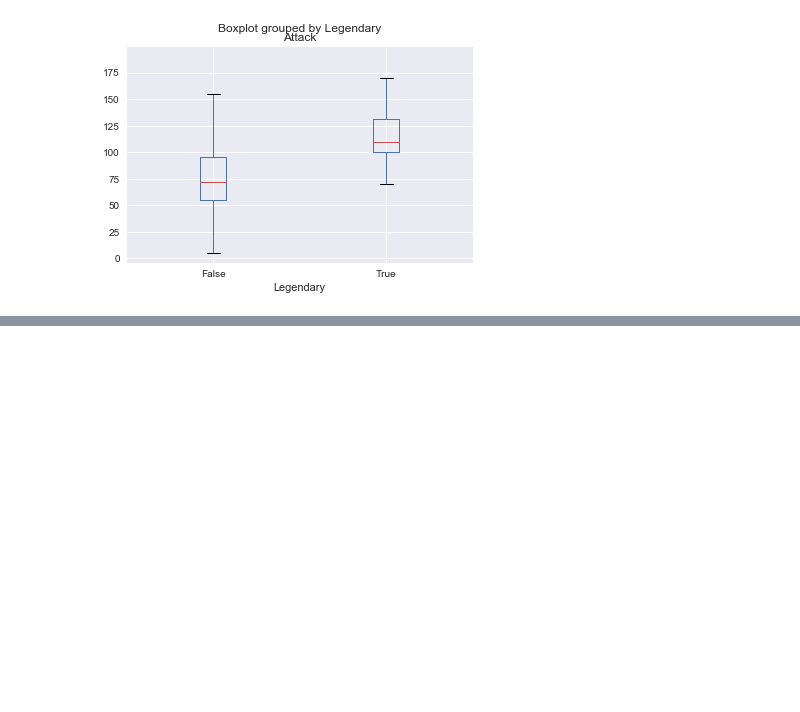
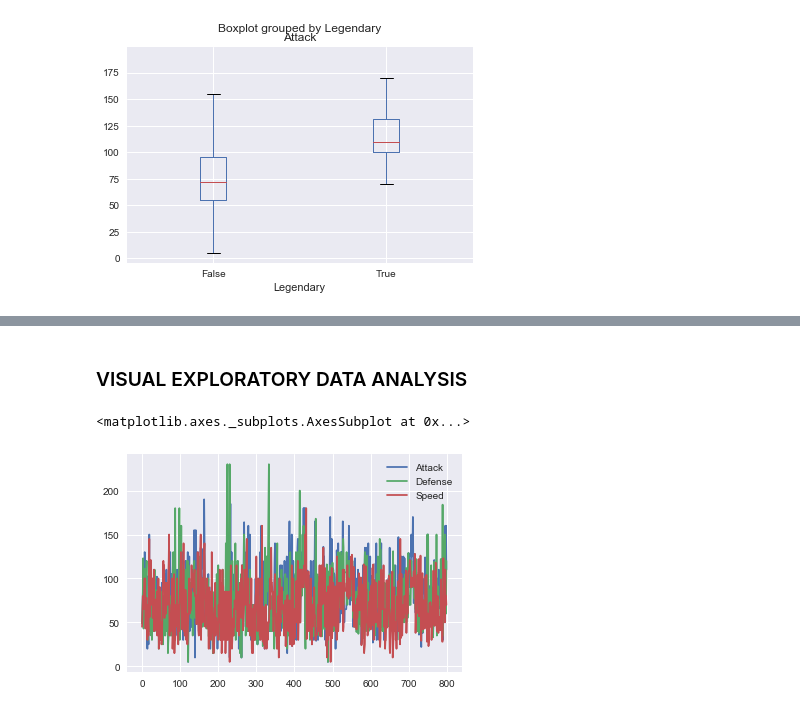
Before and after one commit to TakanoriHasebe/kaggle, a Jupyter notebook: DataVisualization/pokemon/pokemon-data-visualization.ipynb, the cells around one changed output, grey strips where cells are left out. Drawn from its saved outputs; the diff is of its cells as text; code cells hidden in the pictures; blank space fills up the shorter version.

```diff
--- a/DataVisualization/pokemon/pokemon-data-visualization.ipynb
+++ b/DataVisualization/pokemon/pokemon-data-visualization.ipynb
@@ -210,0 +278,8 @@ data.boxplot(column='Attack', by='Legendary')
+# %% [markdown]
+### VISUAL EXPLORATORY DATA ANALYSIS
+# %%
+data1 = data.loc[:,['Attack', 'Defense', 'Speed']]
+data1.plot()
+# %% [output]
+<matplotlib.axes._subplots.AxesSubplot at 0x...>
+[figure, added]
```
Also changed, not shown: parts of 16 cells of this notebook.
